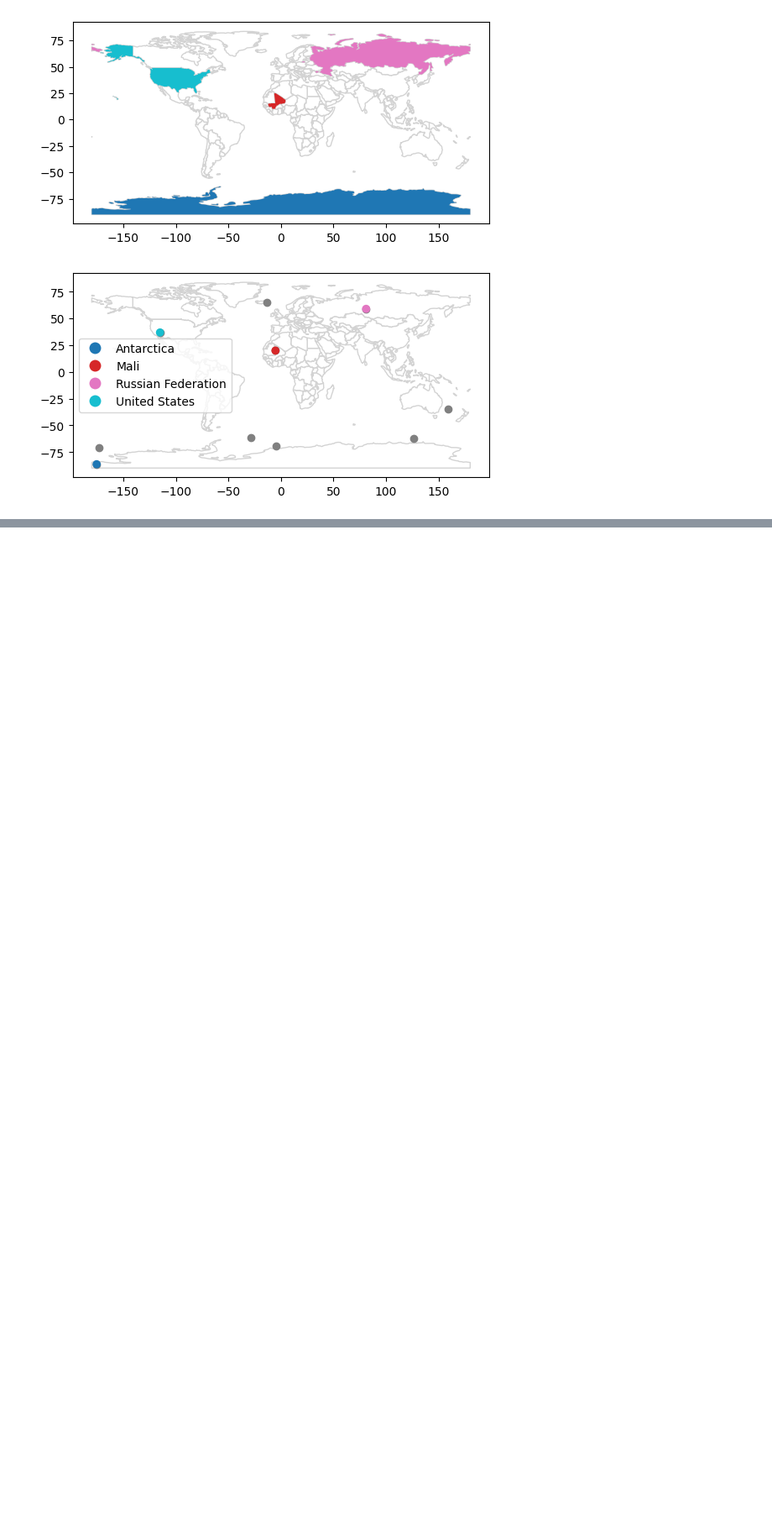
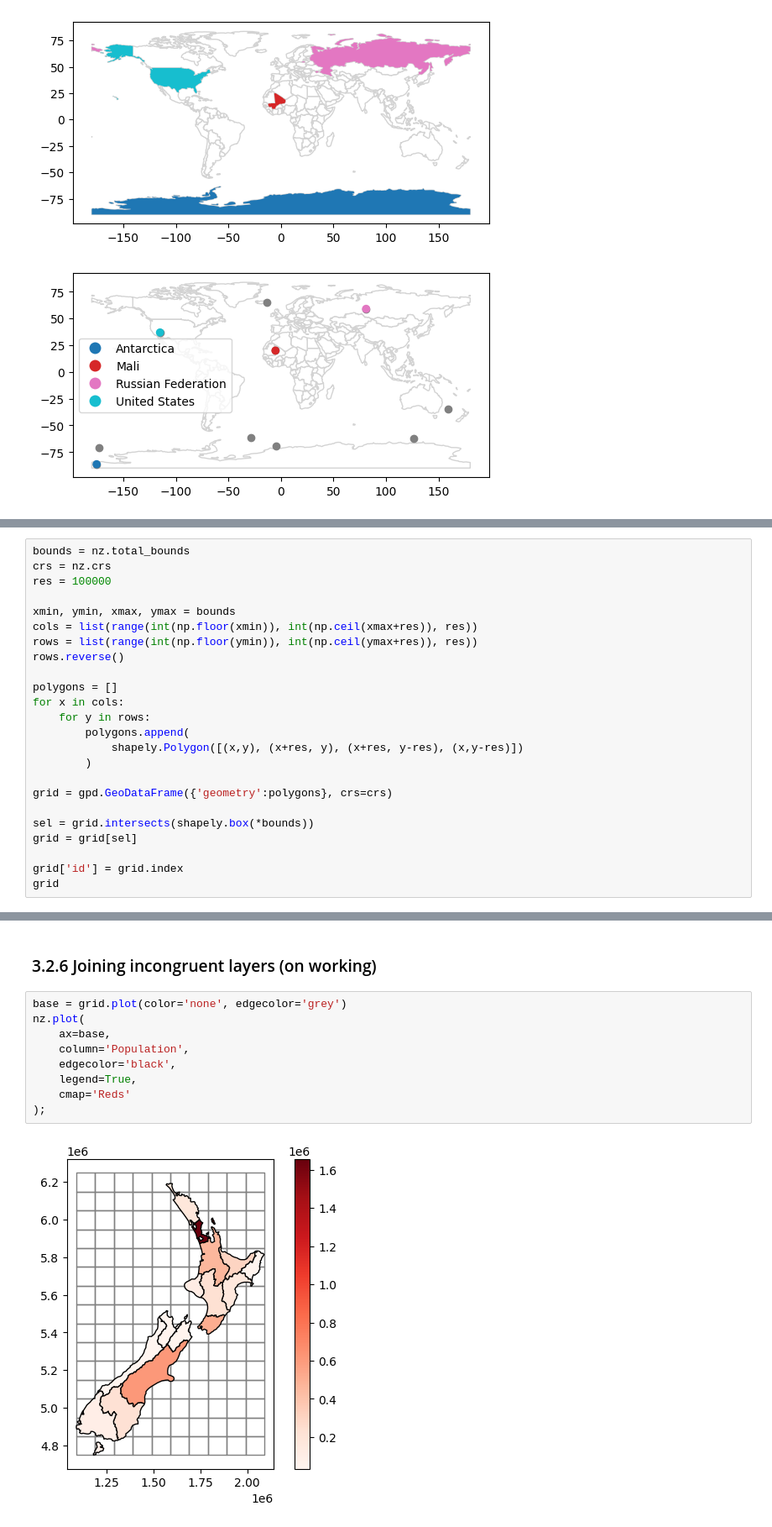
Before and after one commit to balmdui/tutorial_geocompy, a Jupyter notebook: 03_spatial.ipynb, the cells around one changed output, grey strips where cells are left out. Shown at 84% size. Saved outputs shown, nothing was run; the diff lists cells and outputs as text; blank space fills up the shorter version.

```diff
--- a/03_spatial.ipynb
+++ b/03_spatial.ipynb
@@ -318,0 +538,24 @@ random_joined.plot(ax=base, column='name_long', legend=True);
+# %%
+bounds = nz.total_bounds
+crs = nz.crs
+res = 100000
+
+xmin, ymin, xmax, ymax = bounds
+cols = list(range(int(np.floor(xmin)), int(np.ceil(xmax+res)), res))
+rows = list(range(int(np.floor(ymin)), int(np.ceil(ymax+res)), res))
+rows.reverse()
+
+polygons = []
+for x in cols:
+    for y in rows:
+        polygons.append(
+            shapely.Polygon([(x,y), (x+res, y), (x+res, y-res), (x,y-res)])
+        )
+
+grid = gpd.GeoDataFrame({'geometry':polygons}, crs=crs)
+
+sel = grid.intersects(shapely.box(*bounds))
+grid = grid[sel]
+
+grid['id'] = grid.index
+grid
@@ -318,0 +576,13 @@ random_joined.plot(ax=base, column='name_long', legend=True);
+# %% [markdown]
+### 3.2.6 Joining incongruent layers (on working)
+# %%
+base = grid.plot(color='none', edgecolor='grey')
+nz.plot(
+    ax=base,
+    column='Population',
+    edgecolor='black',
+    legend=True,
+    cmap='Reds'
+);
+# %% [output]
+[figure, added]
```
Also changed, not shown: parts of 35 cells of this notebook.
